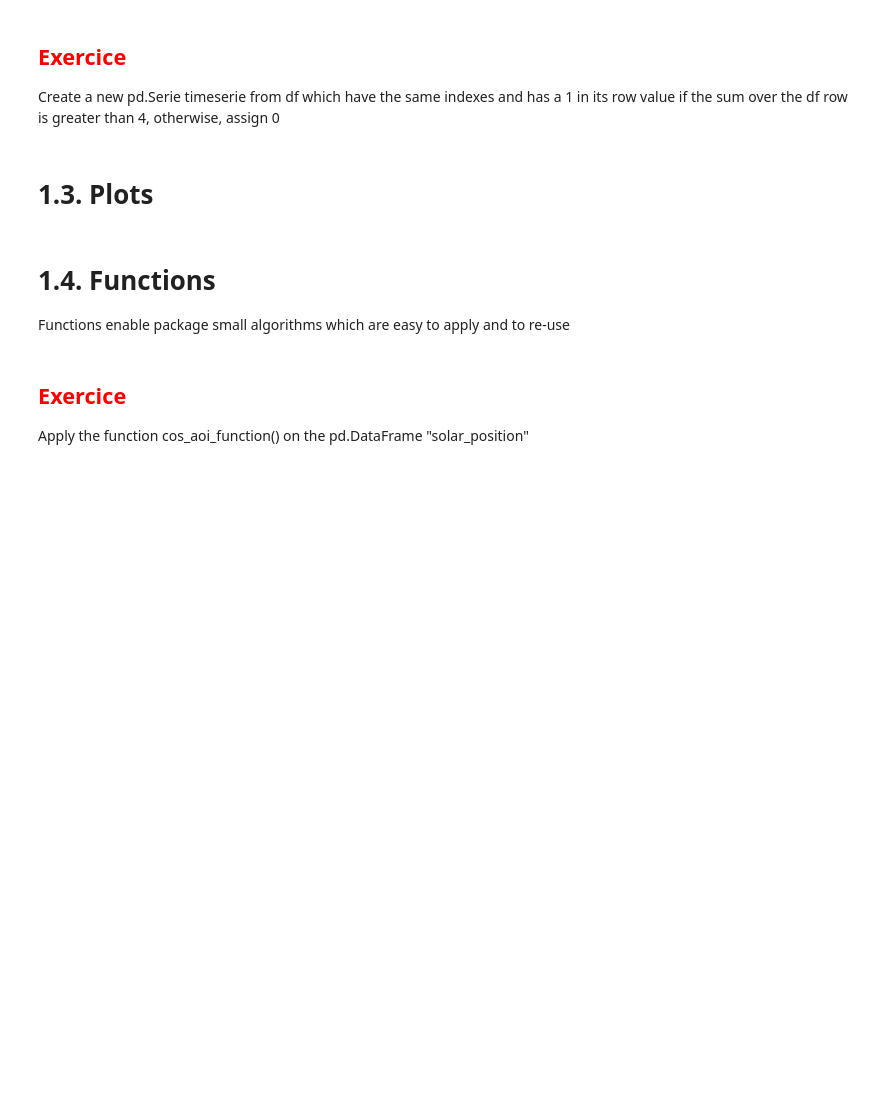
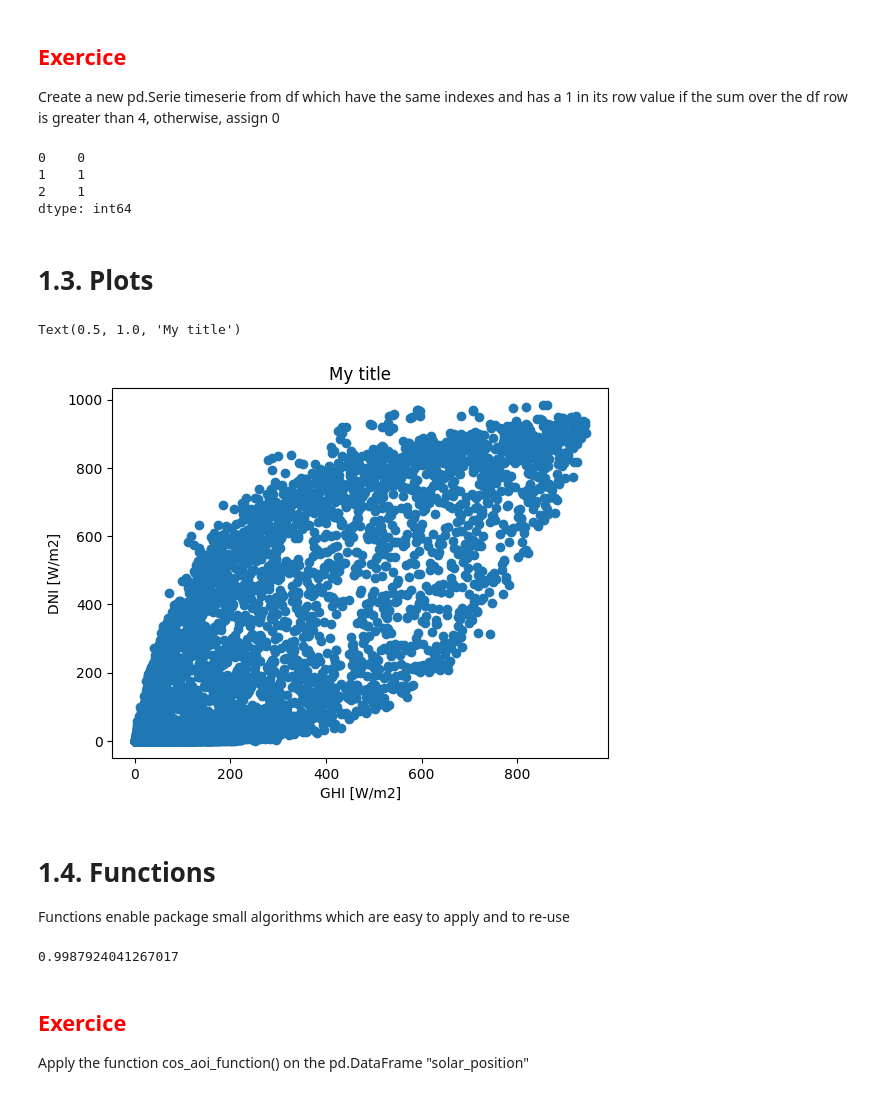
Before and after one commit to AlexandreHugoMathieu/pvfault_detection_solar_academy, a Jupyter notebook: notebooks/python_intro2_horizon_mask.ipynb, the cells around one changed output. Cells and saved outputs as stored; diff of their text form; code cells hidden in the pictures; blank space fills up the shorter version.

```diff
--- a/notebooks/python_intro2_horizon_mask.ipynb
+++ b/notebooks/python_intro2_horizon_mask.ipynb
@@ -145,16 +220,33 @@ Create a new pd.Serie timeserie from df which have the same indexes and has a 1
 df = pd.DataFrame()
 df["column1"] = [1,2,3]
 df["column2"] = [1, 3, 5]
-ts_stock = # Complete here
+
+ts_stock = pd.Series(dtype=float) # Complete here
+
+for index, row in df.iterrows(): # Loop over all rows of the dataframe one by one
+    if row["column1"] + row["column2"] > 4:
+        ts_stock.loc[index] = 1
+    if row["column1"] + row["column2"] < 4:
+        ts_stock.loc[index] = 0
+
+print(ts_stock)
+# %% [output]
+0    0
+1    1
+2    1
+dtype: int64
 # %% [markdown]
 # 1.3. Plots
 # %%
 # Here is an example about how to make a plot with the matplotlib.pyplot library
 plt.plot(weather_data["ghi"], weather_data["dni"], linewidth=0, marker="o")
 
-plt.ylabel('GHI [W/m2]')
-plt.xlabel('DNI [W/m2]')
+plt.xlabel('GHI [W/m2]')
+plt.ylabel('DNI [W/m2]')
 plt.title("My title")
+# %% [output]
+Text(0.5, 1.0, 'My title')
+[figure, added]
 # %% [markdown]
 # 1.4. Functions
 
@@ -171,8 +263,10 @@ azimuth = 180 # azimuth [°]
 sun_elevation = 72 # sun elevation [°]
 s_azimuth = 173.9 # sun azimuth [°]
 
-cos_aoi = cos_aoi_function(beta, azimuth, 90-sun_zenith, s_azimuth)
+cos_aoi = cos_aoi_function(beta, azimuth, sun_elevation, s_azimuth)
 print(cos_aoi)
+# %% [output]
+0.9987924041267017
 # %% [markdown]
 ## <span style="color: red"> Exercice </span>
 
```
Also changed, not shown: parts of 21 cells of this notebook, 20 other files.
